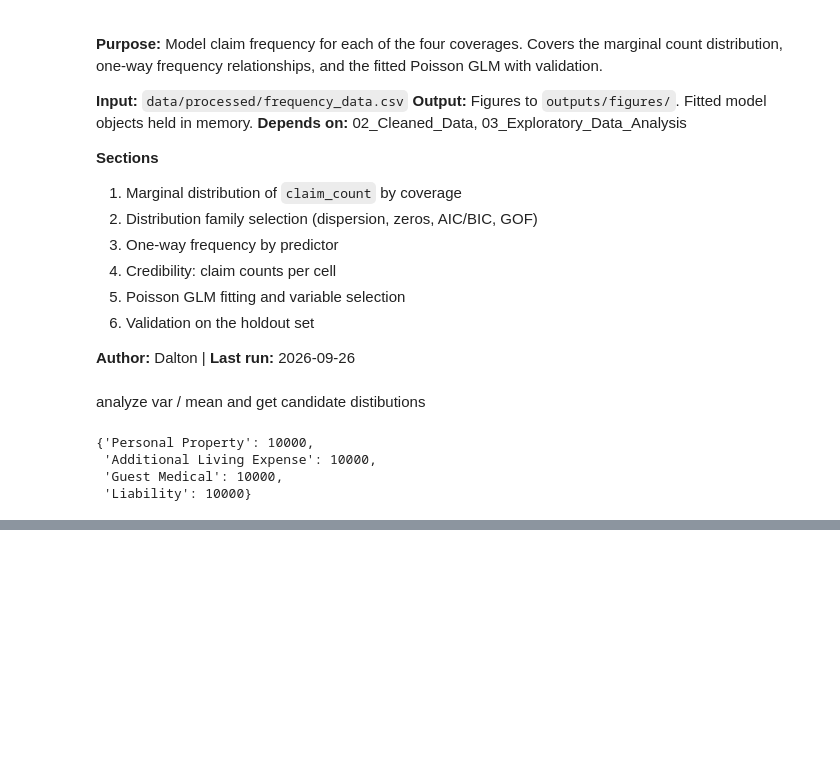
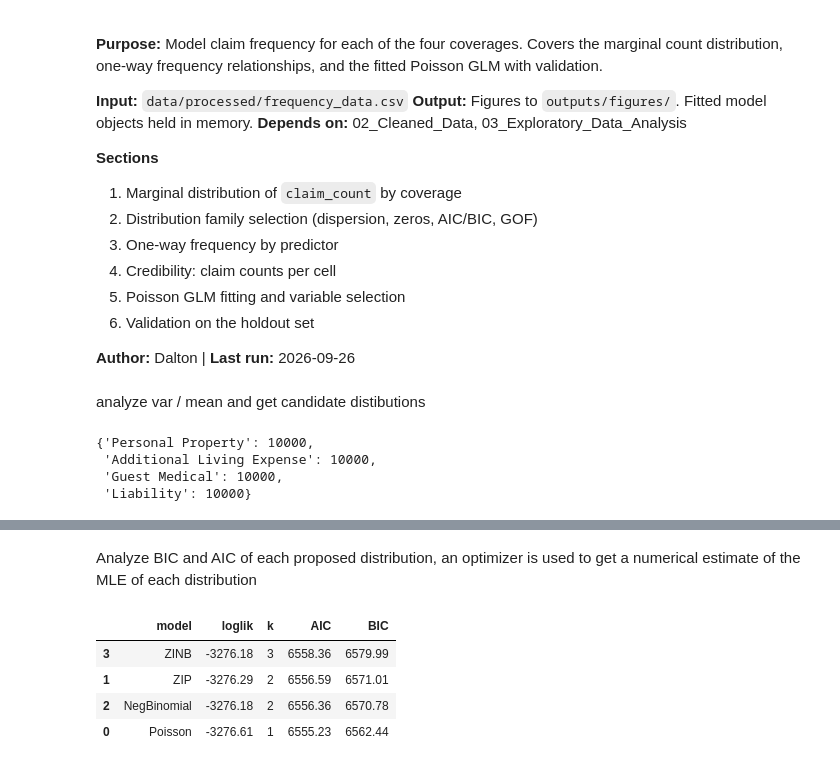
Before and after one commit to PabloRuizVelasco/ActuarialCaseStudy, a Jupyter notebook: notebooks/04_frequency.ipynb, the cells around one changed output, grey strips where cells are left out. Saved outputs shown, nothing was run; the diff lists cells and outputs as text; code cells hidden in the pictures; blank space fills up the shorter version.

Commit message:
Frequency distribution selection and modeling setup

```diff
--- a/notebooks/04_frequency.ipynb
+++ b/notebooks/04_frequency.ipynb
@@ -64,0 +65,55 @@ plt.tight_layout()
+# %% [markdown]
+Analyze BIC and AIC of each proposed distribution, an optimizer is used to get a numerical estimate of the MLE of each distribution
+# %%
+from scipy import stats, optimize
+
+y    = fq['Personal Property'].claim_count.values
+n    = len(y)
+ybar = y.mean()
+
+results = {}
+
+def fit(nll, x0, k):
+    r = optimize.minimize(nll, x0, method='Nelder-Mead',
+                          options={'xatol':1e-8, 'fatol':1e-8, 'maxiter':5000})
+    return -r.fun, k
+
+results['Poisson'] = (stats.poisson.logpmf(y, ybar).sum(), 1)
+
+def nll_zip(t):
+    lam = np.exp(t[0]); pi = 1/(1+np.exp(-t[1]))
+    return -np.where(y == 0,
+                     np.log(pi + (1-pi)*np.exp(-lam)),
+                     np.log1p(-pi) + stats.poisson.logpmf(y, lam)).sum()
+results['ZIP'] = fit(nll_zip, [np.log(ybar), -2.0], 2)
+
+def nb_lpmf(y, mu, a):
+    r = 1/a
+    return stats.nbinom.logpmf(y, r, r/(r+mu))
+
+def nll_nb(t):
+    return -nb_lpmf(y, np.exp(t[0]), np.exp(t[1])).sum()
+results['NegBinomial'] = fit(nll_nb, [np.log(ybar), np.log(0.5)], 2)
+
+def nll_zinb(t):
+    mu, a = np.exp(t[0]), np.exp(t[1]); pi = 1/(1+np.exp(-t[2]))
+    r  = 1/a
+    p0 = stats.nbinom.pmf(0, r, r/(r+mu))
+    return -np.where(y == 0,
+                     np.log(pi + (1-pi)*p0),
+                     np.log1p(-pi) + nb_lpmf(y, mu, a)).sum()
+results['ZINB'] = fit(nll_zinb, [np.log(ybar), np.log(0.5), -2.0], 3)
+
+tbl = pd.DataFrame(
+    [(name, ll, k, 2*k - 2*ll, k*np.log(n) - 2*ll)
+     for name, (ll, k) in results.items()],
+    columns=['model', 'loglik', 'k', 'AIC', 'BIC']
+).sort_values('BIC', ascending = False)
+
+tbl.round(2)
+# %% [output]
+|  | model | loglik | k | AIC | BIC |
+| 3 | ZINB | -3276.18 | 3 | 6558.36 | 6579.99 |
+| 1 | ZIP | -3276.29 | 2 | 6556.59 | 6571.01 |
+| 2 | NegBinomial | -3276.18 | 2 | 6556.36 | 6570.78 |
+| 0 | Poisson | -3276.61 | 1 | 6555.23 | 6562.44 |
```
Also changed, not shown: parts of 8 cells of this notebook, 4 other files.
